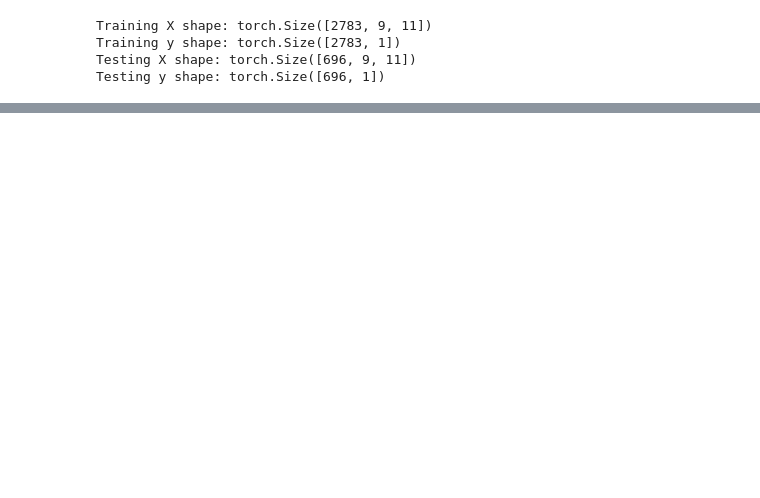
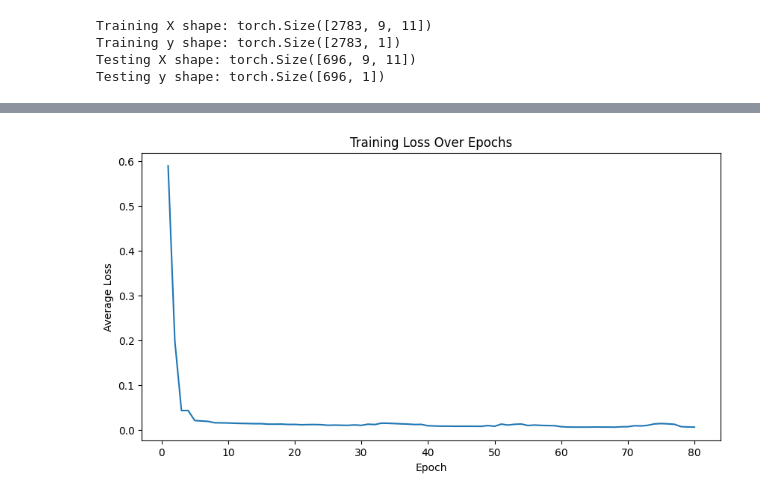
Before and after one commit to ThatMajd/fintech_part2, a Jupyter notebook: modeling.ipynb, the cells around one changed output, grey strips where cells are left out. Drawn from its saved outputs; the diff is of its cells as text; code cells hidden in the pictures; blank space fills up the shorter version.

Commit message:
added tqdm for training loop, scaler change

```diff
--- a/modeling.ipynb
+++ b/modeling.ipynb
@@ -315,7 +321,7 @@ def create_dataloaders(train_X, train_y, test_X, test_y, batch_size):
     train_dataset = TensorDataset(train_X, train_y)
     test_dataset = TensorDataset(test_X, test_y)
 
-    train_loader = DataLoader(dataset=train_dataset, batch_size=batch_size, shuffle=True)
+    train_loader = DataLoader(dataset=train_dataset, batch_size=batch_size, shuffle=False)
     test_loader = DataLoader(dataset=test_dataset, batch_size=batch_size, shuffle=False)
 
     return train_loader, test_loader
@@ -369,18 +433,0 @@ model = LSTM(input_size, hidden_size, num_layers, output_size)
-# %%
-criterion = nn.MSELoss()
-optimizer = optim.Adam(model.parameters(), lr=0.0001)
-
-
-num_epochs = 80
-
-for epoch in range(num_epochs):
-    model.train()
-    for batch_X, batch_y in train_loader:
-        outputs = model(batch_X)
-        loss = criterion(outputs, batch_y)
-
-        optimizer.zero_grad()
-        loss.backward()
-        optimizer.step()
-
-    print(f'Epoch {epoch+1}/{num_epochs}, Loss: {loss.item(): .5f}')
@@ -405 +434,55 @@ Epoch 80/80, Loss:  0.00025
+# %%
+from tqdm.notebook import trange
+import torch.optim as optim
+import torch.nn as nn
+import matplotlib.pyplot as plt
+
+model = LSTM(input_size, hidden_size, num_layers, output_size)
+
+# Define the loss function and optimizer
+criterion = nn.MSELoss()
+optimizer = optim.Adam(model.parameters(), lr=0.0001, weight_decay=1e-5)
+
+# Number of epochs
+num_epochs = 80
+
+# List to store average losses
+average_losses = []
+
+# Outer loop using `trange` to track the progress of epochs
+epoch_progress = trange(num_epochs, desc="Epochs")
+
+for epoch in epoch_progress:
+    model.train()
+    running_loss = 0.0
+    last_loss = 0.0
+
+    # Iterate over batches within each epoch
+    for batch_X, batch_y in train_loader:
+        outputs = model(batch_X)
+        loss = criterion(outputs, batch_y)
+
+        optimizer.zero_grad()
+        loss.backward()
+        optimizer.step()
+
+        running_loss += loss.item()
+        last_loss = loss.item()  # Capture the last batch loss
+
+    # Average loss for the epoch
+    avg_loss = running_loss / len(train_loader)
+    average_losses.append(avg_loss)  # Store the average loss for the epoch
+
+    # Update the progress bar with the last loss and average loss
+    epoch_progress.set_postfix({'Last Batch Loss': last_loss, 'Avg Loss': avg_loss})
+
+# Plotting the losses after training
+plt.figure(figsize=(10, 5))
+plt.plot(range(1, num_epochs + 1), average_losses, linestyle='-')
+plt.title('Training Loss Over Epochs')
+plt.xlabel('Epoch')
+plt.ylabel('Average Loss')
+plt.show()
+# %% [output]
+[figure, added]
 # %%
```
Also changed, not shown: parts of 8 cells of this notebook.
